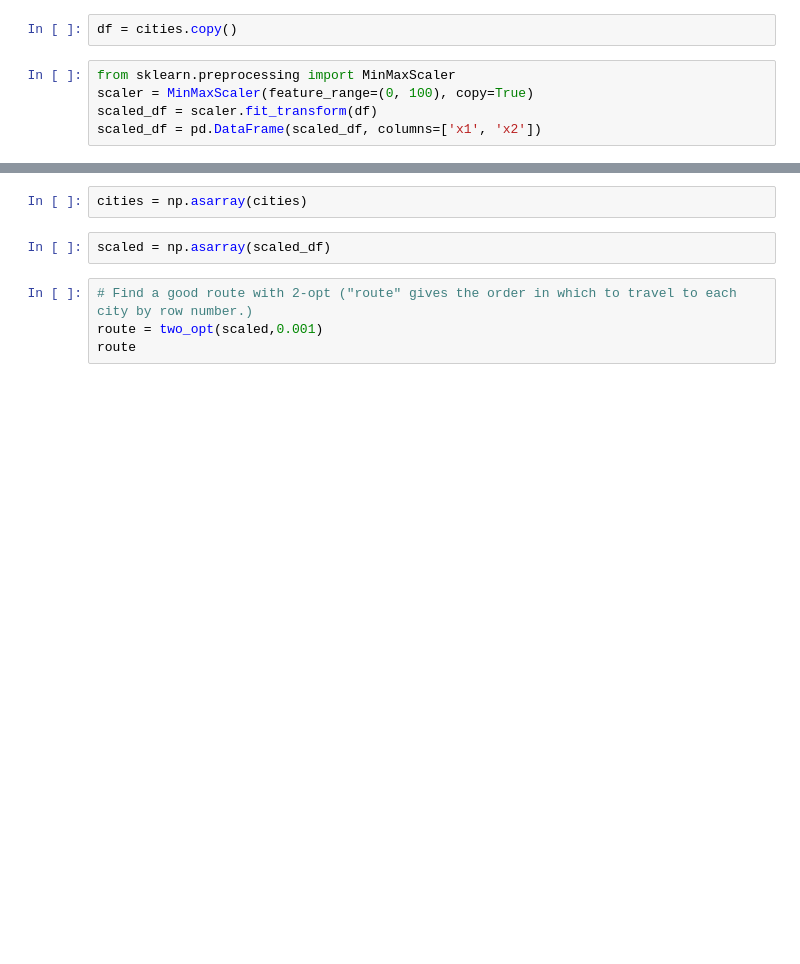
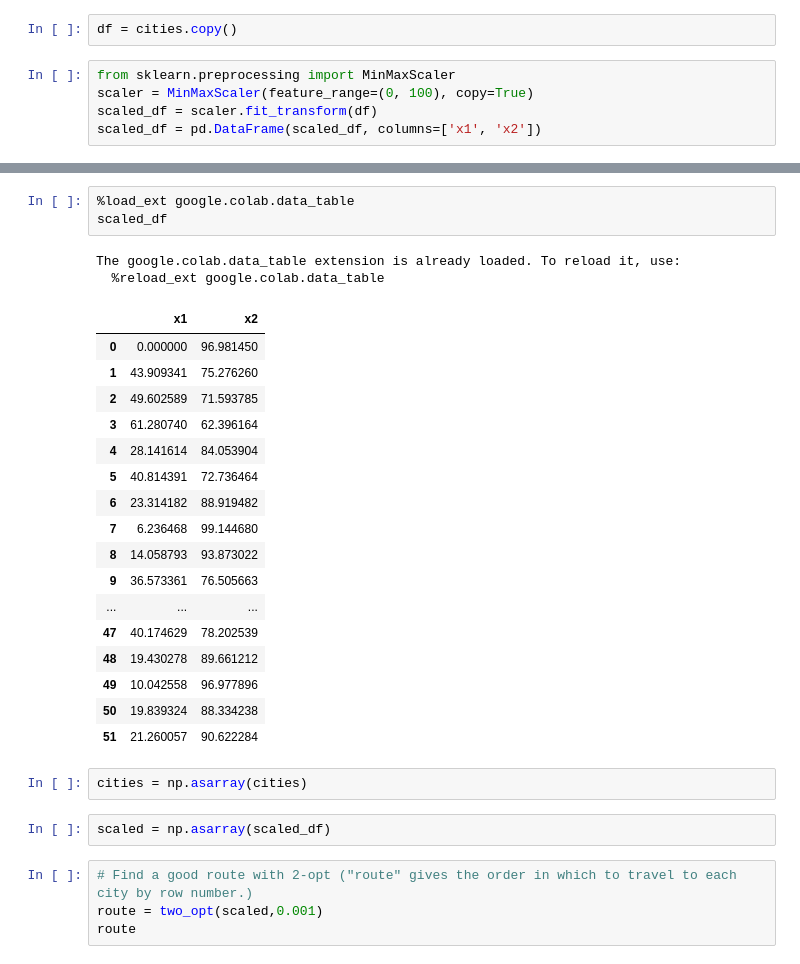
Before and after one commit to VicDance/Viajante, a Jupyter notebook: TSP_VictoriaGarcia.ipynb, the cells around one changed output, grey strips where cells are left out. Saved outputs shown, nothing was run; the diff lists cells and outputs as text; blank space fills up the shorter version.

```diff
--- a/TSP_VictoriaGarcia.ipynb
+++ b/TSP_VictoriaGarcia.ipynb
@@ -121,3 +140,26 @@ scaled_df = pd.DataFrame(scaled_df, columns=['x1', 'x2'])
+# %%
+%load_ext google.colab.data_table
+scaled_df
+# %% [output]
+The google.colab.data_table extension is already loaded. To reload it, use:
+  %reload_ext google.colab.data_table
+|  | x1 | x2 |
+| 0 | 0.000000 | 96.981450 |
+| 1 | 43.909341 | 75.276260 |
+| 2 | 49.602589 | 71.593785 |
+| 3 | 61.280740 | 62.396164 |
+| 4 | 28.141614 | 84.053904 |
+| 5 | 40.814391 | 72.736464 |
+| 6 | 23.314182 | 88.919482 |
+| 7 | 6.236468 | 99.144680 |
+| 8 | 14.058793 | 93.873022 |
+| 9 | 36.573361 | 76.505663 |
+| ... | ... | ... |
+| 47 | 40.174629 | 78.202539 |
+| 48 | 19.430278 | 89.661212 |
+| 49 | 10.042558 | 96.977896 |
+| 50 | 19.839324 | 88.334238 |
+| 51 | 21.260057 | 90.622284 |
 # %%
 cities = np.asarray(cities)
 # %%
```
Also changed, not shown: parts of 15 cells of this notebook.
